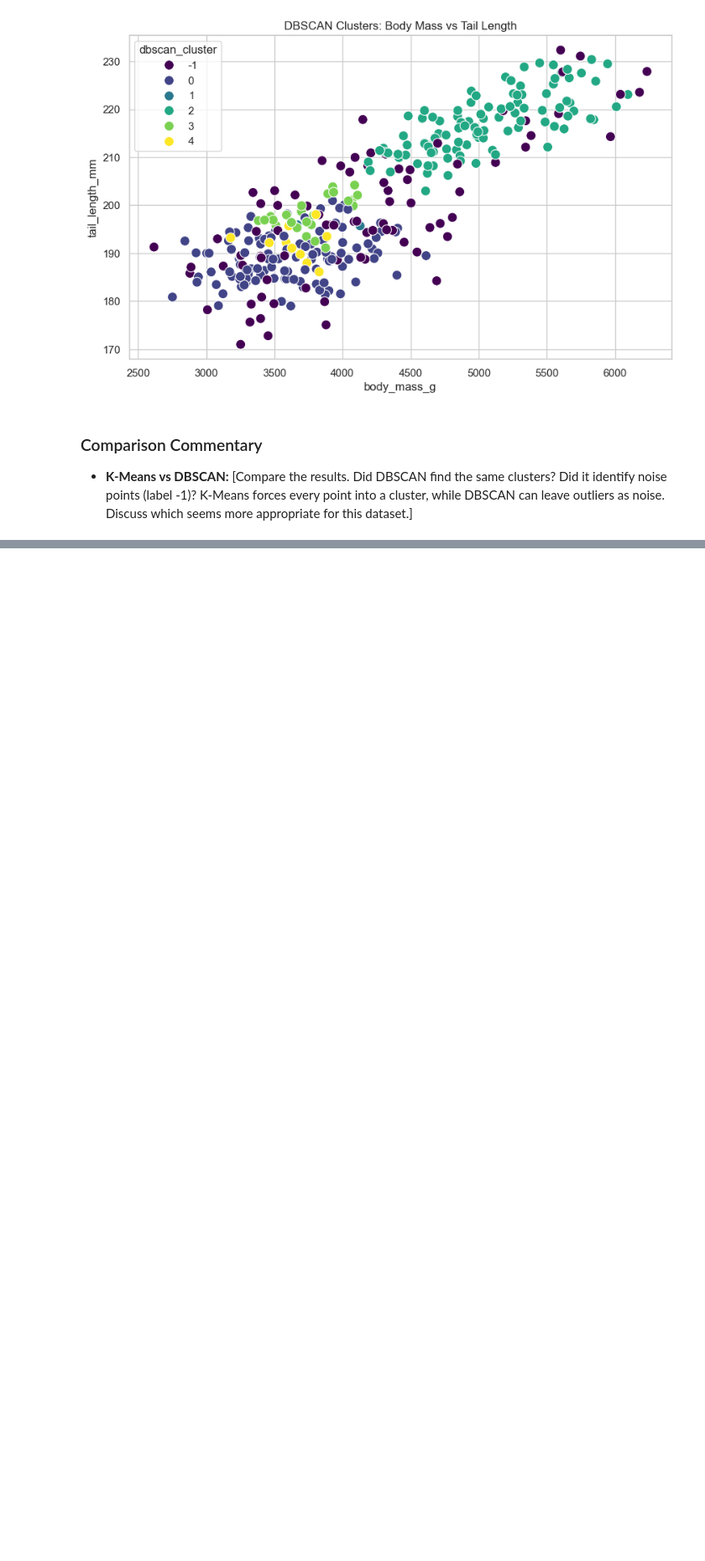
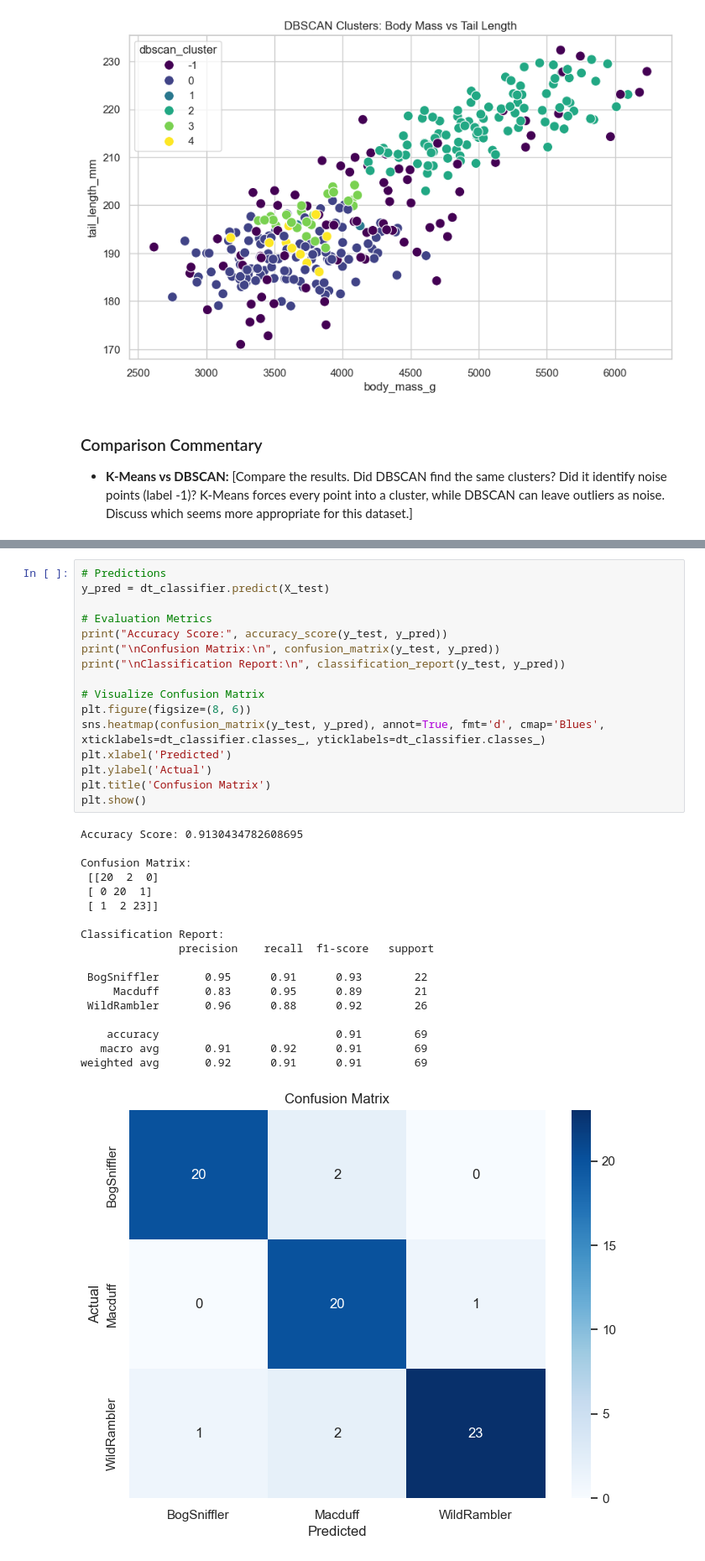
Before and after one commit to AhmedIkram05/Scottish-Haggis-Data-Mining, a Jupyter notebook: haggis_analysis.ipynb, the cells around one changed output, grey strips where cells are left out. Shown at 84% size. Cells and saved outputs as stored; diff of their text form; blank space fills up the shorter version.

```diff
--- a/haggis_analysis.ipynb
+++ b/haggis_analysis.ipynb
@@ -302,0 +360,35 @@ Name: count, dtype: int64
+# %%
+# Predictions
+y_pred = dt_classifier.predict(X_test)
+
+# Evaluation Metrics
+print("Accuracy Score:", accuracy_score(y_test, y_pred))
+print("\nConfusion Matrix:\n", confusion_matrix(y_test, y_pred))
+print("\nClassification Report:\n", classification_report(y_test, y_pred))
+
+# Visualize Confusion Matrix
+plt.figure(figsize=(8, 6))
+sns.heatmap(confusion_matrix(y_test, y_pred), annot=True, fmt='d', cmap='Blues', xticklabels=dt_classifier.classes_, yticklabels=dt_classifier.classes_)
+plt.xlabel('Predicted')
+plt.ylabel('Actual')
+plt.title('Confusion Matrix')
+plt.show()
+# %% [output]
+Accuracy Score: 0.9130434782608695
+
+Confusion Matrix:
+ [[20  2  0]
+ [ 0 20  1]
+ [ 1  2 23]]
+
+Classification Report:
+               precision    recall  f1-score   support
+
+ BogSniffler       0.95      0.91      0.93        22
+     Macduff       0.83      0.95      0.89        21
+ WildRambler       0.96      0.88      0.92        26
+
+    accuracy                           0.91        69
+   macro avg       0.91      0.92      0.91        69
+weighted avg       0.92      0.91      0.91        69
+[figure, added]
```
Also changed, not shown: parts of 14 cells of this notebook.
